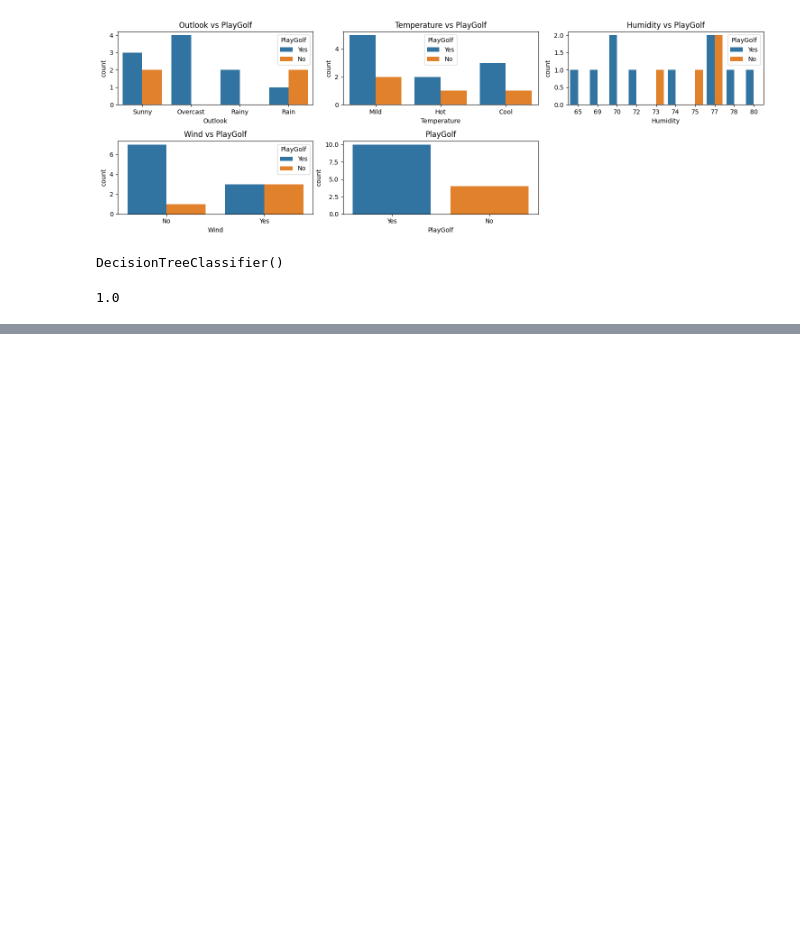
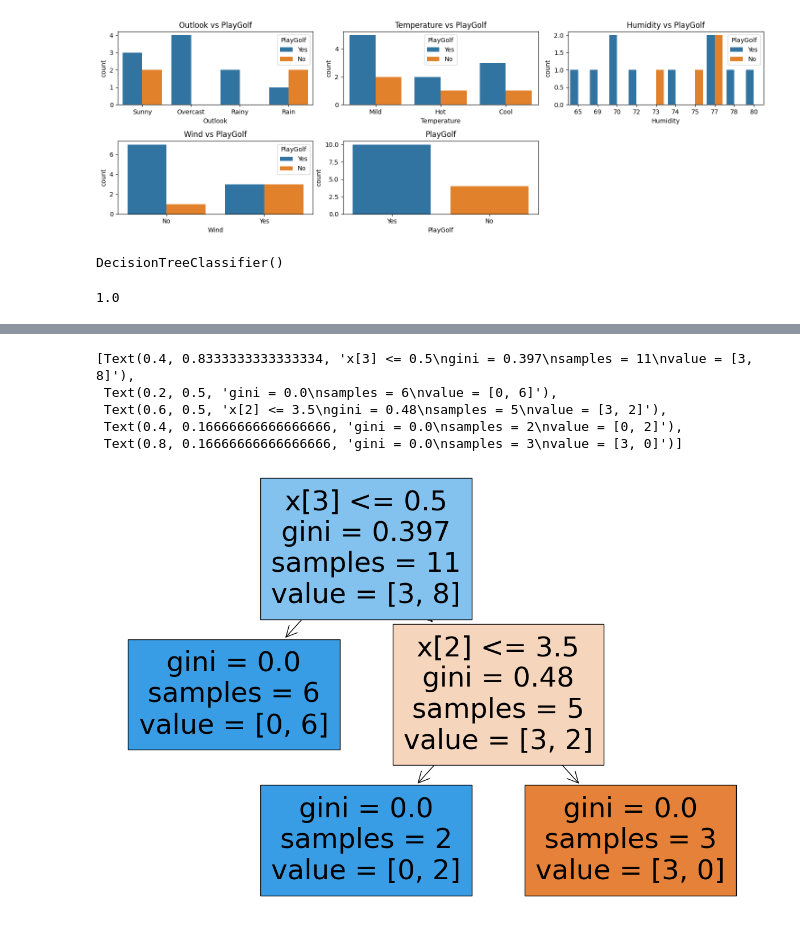
Before and after one commit to sahilsinghavisoft/AVI-TRAINING, a Jupyter notebook: april2024/03-april-2024.ipynb, the cells around one changed output, grey strips where cells are left out. Cells and saved outputs as stored; diff of their text form; code cells hidden in the pictures; blank space fills up the shorter version.

```diff
--- a/april2024/03-april-2024.ipynb
+++ b/april2024/03-april-2024.ipynb
@@ -198,0 +208,12 @@ Variance: 0.2386333333333333
+# %%
+import matplotlib.pyplot as plt
+from sklearn import tree
+plt.figure(figsize=(15, 10))
+tree.plot_tree(clf, filled=True)
+# %% [output]
+[Text(0.4, 0.8333333333333334, 'x[3] <= 0.5\ngini = 0.397\nsamples = 11\nvalue = [3, 8]'),
+ Text(0.2, 0.5, 'gini = 0.0\nsamples = 6\nvalue = [0, 6]'),
+ Text(0.6, 0.5, 'x[2] <= 3.5\ngini = 0.48\nsamples = 5\nvalue = [3, 2]'),
+ Text(0.4, 0.16666666666666666, 'gini = 0.0\nsamples = 2\nvalue = [0, 2]'),
+ Text(0.8, 0.16666666666666666, 'gini = 0.0\nsamples = 3\nvalue = [3, 0]')]
+[figure, added]
```
Also changed, not shown: parts of 4 cells of this notebook.
